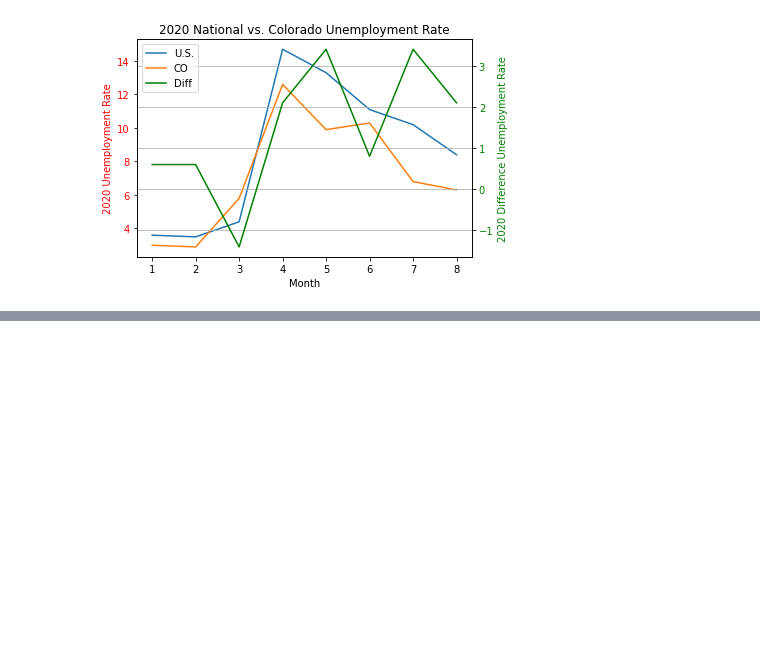
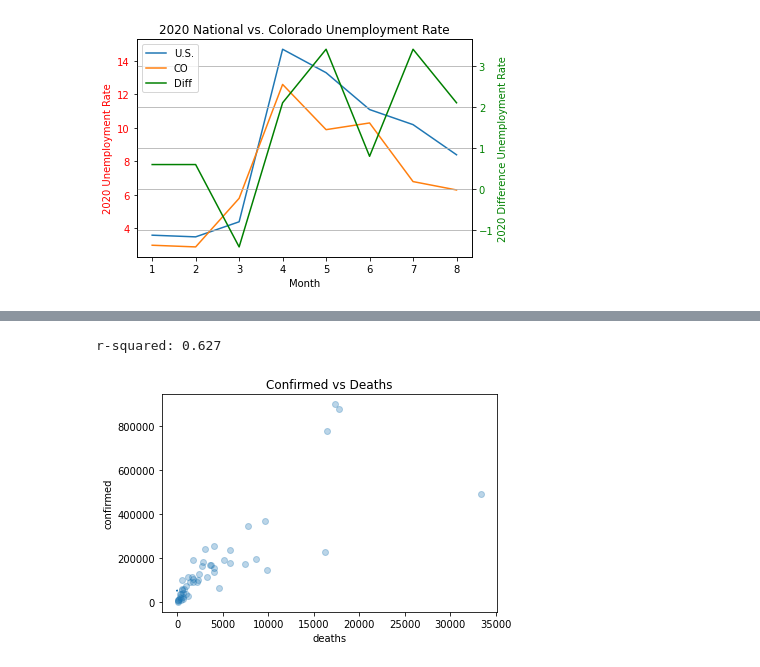
Before and after one commit to teresaflicek/Covid19-Societal-Impacts, a Jupyter notebook: Employment Rates and Covid.ipynb, the cells around one changed output, grey strips where cells are left out. Cells and saved outputs as stored; diff of their text form; code cells hidden in the pictures; blank space fills up the shorter version.

```diff
--- a/Employment Rates and Covid.ipynb
+++ b/Employment Rates and Covid.ipynb
@@ -306,21 +338,18 @@ Image('2020_National_and_Colorado_UnemploymentRates.png')
 # %%
 # Compare National Unemployment with Confirmed Covid Cases
 # Scatter Plot
 
-y_values=UnRate_joined_df_2020['']
-
+x = JH_totalpop_df['deaths']
+y = JH_totalpop_df['confirmed']
 
 # Create scatter plots, add a trendline, and print r-squared
-
-def create_scatter(x_values, y_values, title, xlabel, ylabel, alpha):
-    plt.scatter(x_values, y_values, alpha=alpha)
-    plt.title(title)
-    plt.xlabel(xlabel)
-    plt.ylabel(ylabel)
-    slope, intercept, r_value, p_value, std_err = sts.linregress(x_values, y_values)
-    plt.plot(x_values, x_values * slope + intercept)
-    print(f"r-squared: {round(r_value ** 2, 3)}")
-
-#And then calling it
-
-create_scatter(df['x column name'], df['y column name'], 'Thing 1 vs Thing 2', 'Thing 1, units', 'Thing 2, units', 0.5)
+plt.scatter(x, y, alpha=0.3)
+plt.title("Confirmed vs Deaths")
+plt.xlabel("deaths")
+plt.ylabel("confirmed")
+slope, intercept, r_value, p_value, std_err = sts.linregress(x, y)
+plt.plot(x_values, x_values * slope + intercept)
+print(f"r-squared: {round(r_value ** 2, 3)}")
+# %% [output]
+r-squared: 0.627
+[figure, added]
```
Also changed, not shown: parts of 2 cells of this notebook.
